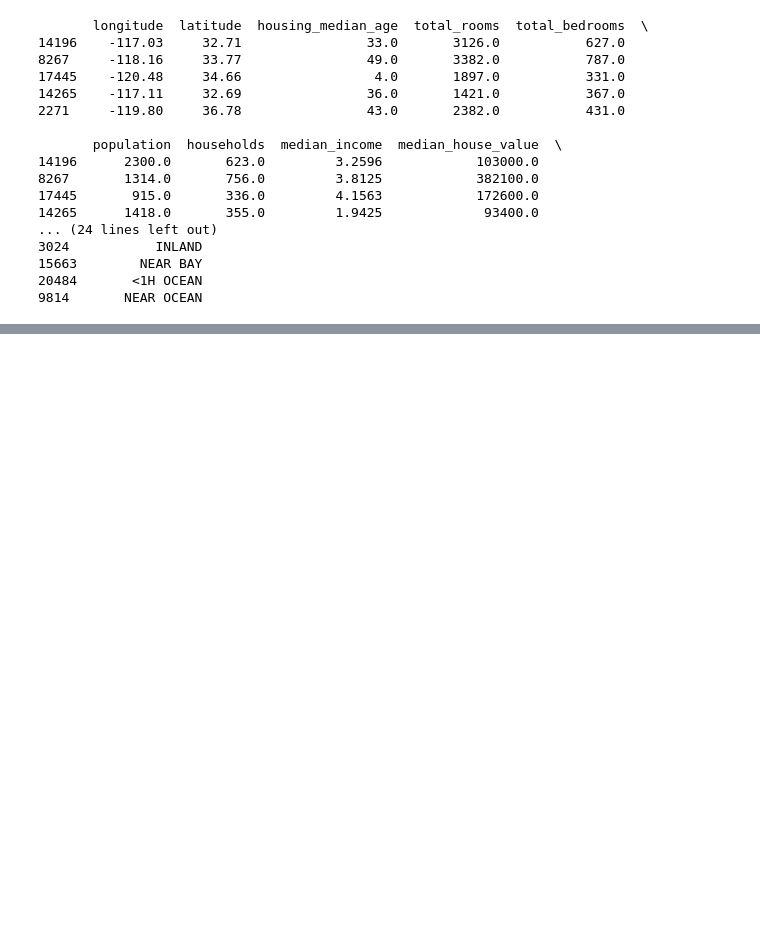
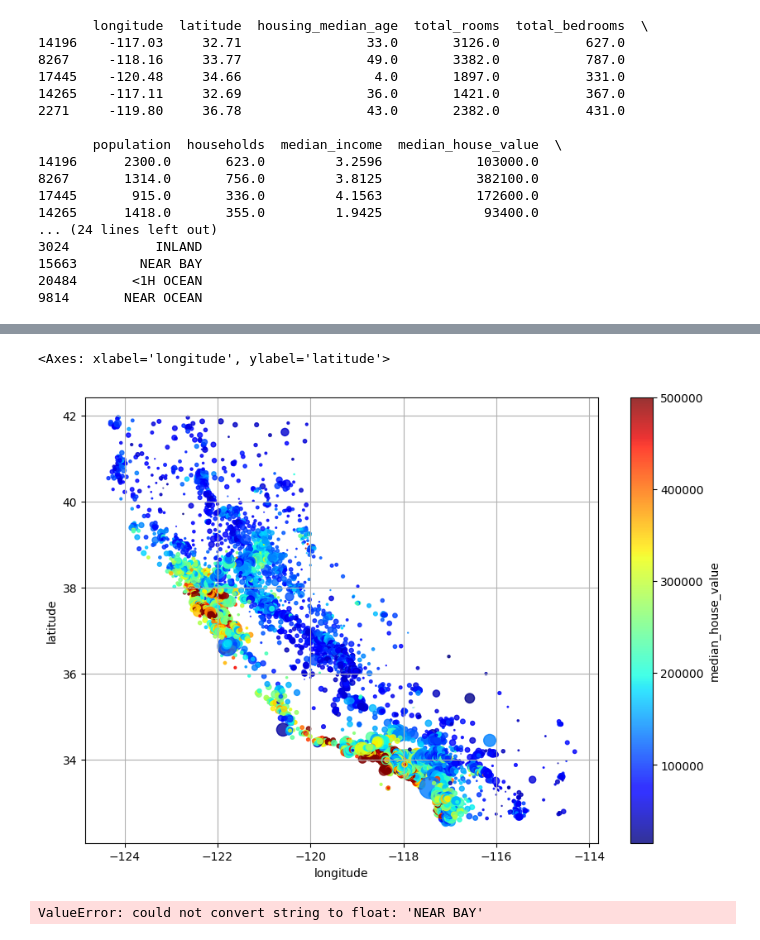
Before and after one commit to nsrisanjay/california_housing_proj, a Jupyter notebook: proj2.ipynb, the cells around one changed output, grey strips where cells are left out. Drawn from its saved outputs; the diff is of its cells as text; code cells hidden in the pictures; blank space fills up the shorter version.

```diff
--- a/proj2.ipynb
+++ b/proj2.ipynb
@@ -131,0 +174,16 @@ print(test_data.head())
+# %%
+data.plot(kind='scatter',x='longitude',y='latitude',grid=True,
+         s=data['population']/100,c='median_house_value',
+         cmap = 'jet',colorbar=True,legend=True,figsize=(10,7),alpha=0.8)
+# blue is cheap, larger circles
+# indicate areas with a larger population
+# housing prices are very much related to the location and the population density
+# plt.show()
+# %% [output]
+<Axes: xlabel='longitude', ylabel='latitude'>
+[figure, added]
+# %%
+# since the dataset is small we can calculate the correlation coeff. between all the attributes
+corr_matrix = data.corr()
+# %% [output]
+ValueError: could not convert string to float: 'NEAR BAY'
```
Also changed, not shown: parts of 4 cells of this notebook.
